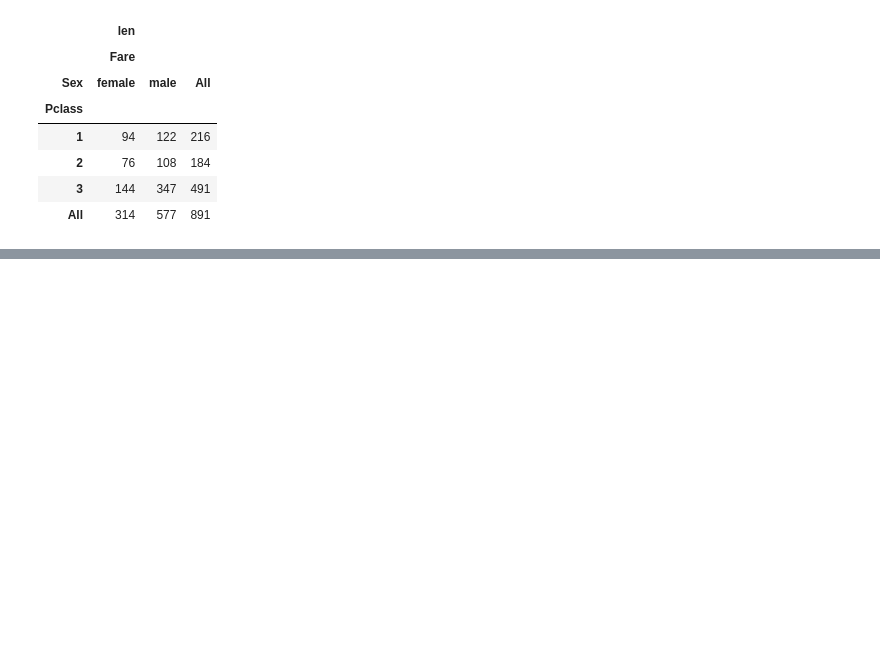
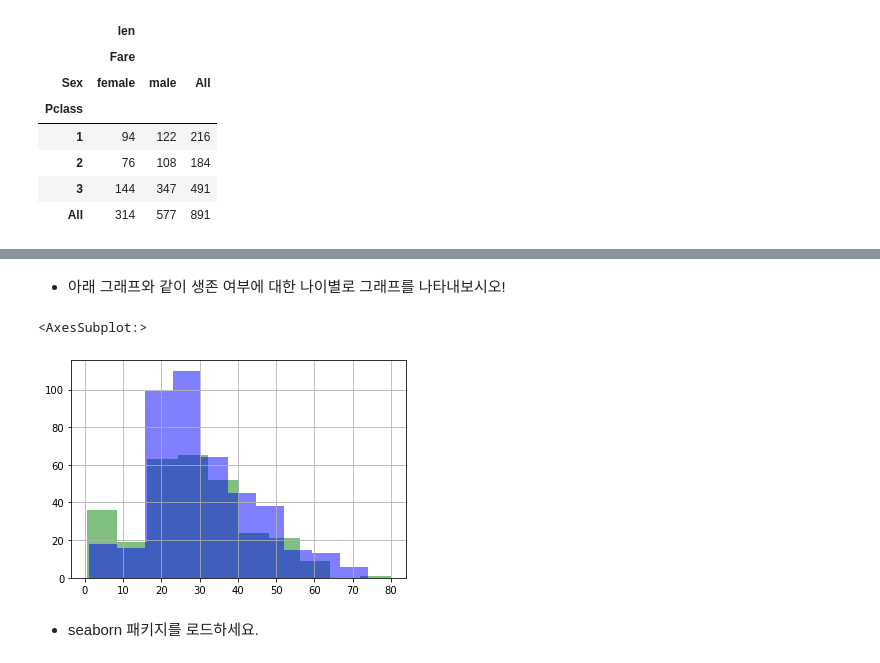
Before and after one commit to one-gidung/T_ACADEMY_ASAC, a Jupyter notebook: 6. EDA 및 전처리/titanic.ipynb, the cells around one changed output, grey strips where cells are left out. Drawn from its saved outputs; the diff is of its cells as text; code cells hidden in the pictures; blank space fills up the shorter version.

```diff
--- a/6. EDA 및 전처리/titanic.ipynb
+++ b/6. EDA 및 전처리/titanic.ipynb
@@ -299,0 +374,15 @@ pd.pivot_table(data,
+# %% [markdown]
+- 아래 그래프와 같이 생존 여부에 대한 나이별로 그래프를 나타내보시오!
+# %%
+# 간단하게 대략적인 분포를 보기 위새헛 ---> 나이대별로 생존여부
+# --> 모델에서는 모델의 결과변수, 설명변수 관계
+# 2개의 그래프를 겹쳐서 그리는 부분 ---> 필요한 데이터를 추출 & 그래프
+# 생존한 사람 & 나이의 정보만
+data[data["Survived"]==1]["Age"].hist(color="g", label="Survived", alpha=.5)
+# 사망한 사람 & 나이의 정보만
+data[data["Survived"]==0]["Age"].hist(color="b", label="Died", alpha=.5)
+# %% [output]
+<AxesSubplot:>
+[figure, added]
+# %% [markdown]
+- seaborn 패키지를 로드하세요.
```
Also changed, not shown: parts of 44 cells of this notebook, 1 other file.
